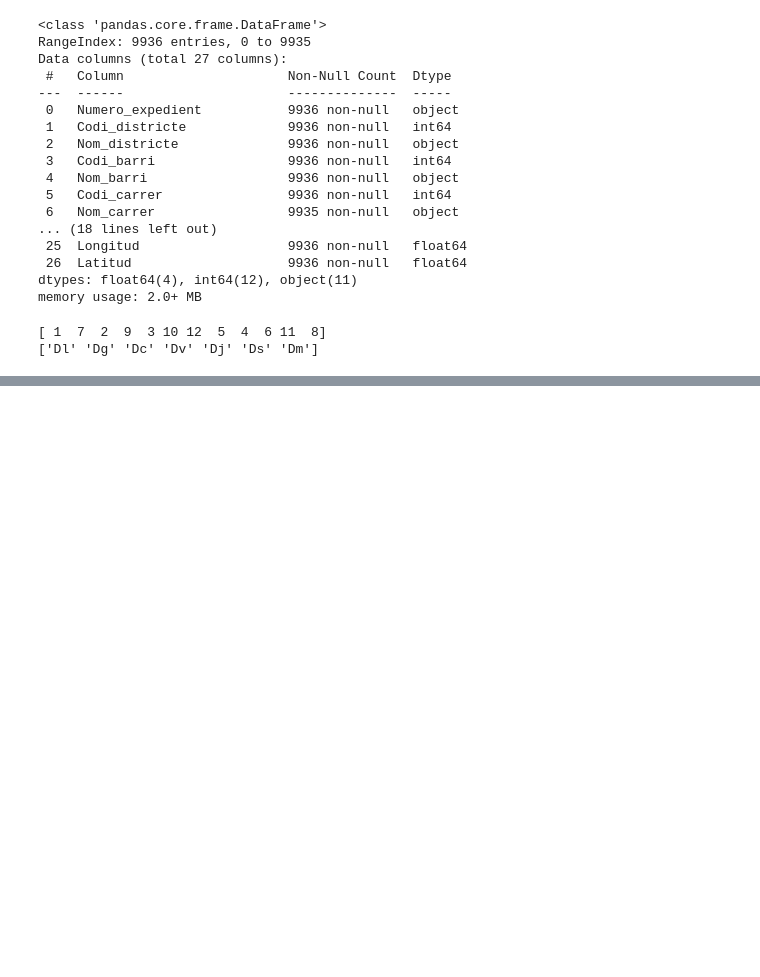
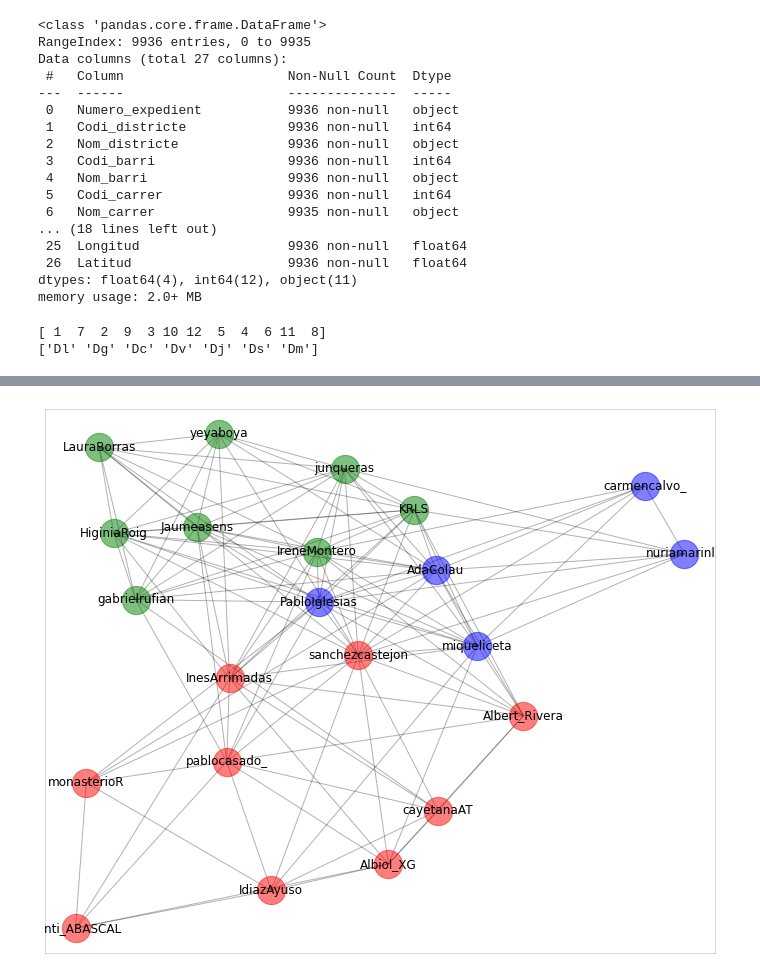
Before and after one commit to bvillenap7/Fundamentos_Data_Science_UOC_PEC8, a Jupyter notebook: prog_datasci_8_vis_ejerciciosResueltos.ipynb, the cells around one changed output, grey strips where cells are left out. Drawn from its saved outputs; the diff is of its cells as text; code cells hidden in the pictures; blank space fills up the shorter version.

```diff
--- a/prog_datasci_8_vis_ejerciciosResueltos.ipynb
+++ b/prog_datasci_8_vis_ejerciciosResueltos.ipynb
@@ -522,0 +688,58 @@ geoplotlib.show()
+# %%
+# Datos disponibles para el ejercicio
+
+# Creamos un objeto grafo vacío
+G_twitter= nx.Graph()
+
+# Iteramos para todas las filas del dataset
+for _, edge in twitter.iterrows():
+    G_twitter.add_edge(edge['P1'], edge['P2'], weight=edge['Weight'])
+# %%
+## 1
+
+# Cuántas comunidades pueden detectar en el grafo?
+
+# Importamos la librería de detección de comunidades
+from community import community_louvain
+
+# Detectamos las comunidades existentes en el grafo
+# Hay 3
+partition = community_louvain.best_partition(G_twitter)
+# %%
+## 2
+
+# Representa gráficamente el grafo y pinta de diferente color cada comunidad detectada
+
+# Importamos la librería de detección de comunidades
+from community import community_louvain
+
+# Generamos una nueva figura
+plt.figure(1, figsize=(12, 10))
+
+# Calculamos las posiciones de los nodos del grafo en el plano con el algoritmo spring
+graph_pos = nx.spring_layout(G_twitter)
+
+# Definimos los colores que utilizaremos para pintar las 3 comunidades
+colors = ['green', 'blue','red']
+
+# Para cada comunidad detectada, mostramos los nodos
+for count, com in enumerate(set(partition.values())):
+
+    # Seleccionamos los nodos de la comunidad que estamos procesando
+    list_nodes = [nodes for nodes in partition.keys()
+                  if partition[nodes] == com]
+
+    # Mostramos los nodos, coloreados según la comunidad a la que pertenecen
+    nx.draw_networkx_nodes(G_twitter, graph_pos, list_nodes,
+                           node_size = 800,
+                           node_color = colors[count],
+                           alpha = 0.5)
+
+# Mostramos las aristas del grafo, especificando la posición,
+# el color y la transparencia
+nx.draw_networkx_edges(G_twitter, graph_pos, edge_color='k', alpha=0.3)
+
+# Mostramos las etiquetas, indicando la fuente y el tamaño
+a = nx.draw_networkx_labels(G_twitter, graph_pos, font_size=12, font_family='sans-serif')
+# %% [output]
+[figure, added]
```
Also changed, not shown: parts of 10 cells of this notebook.
